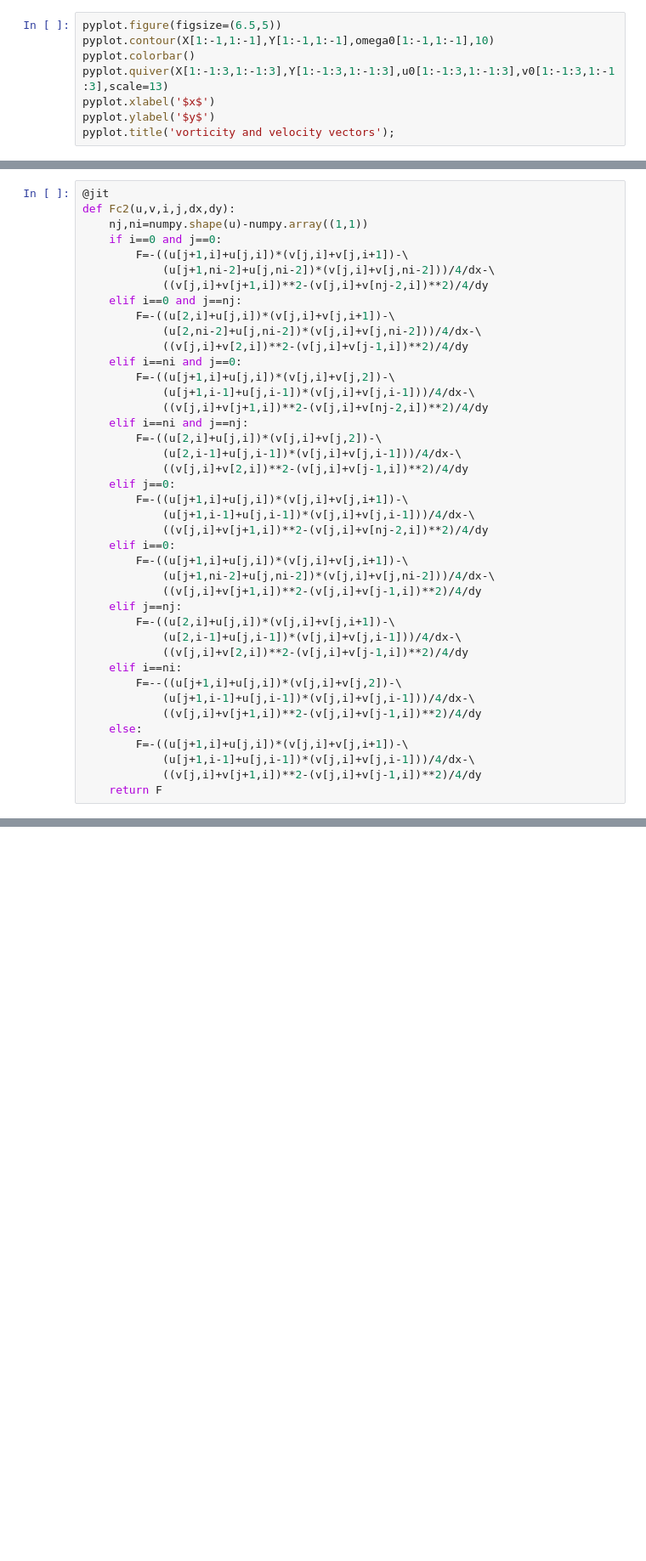
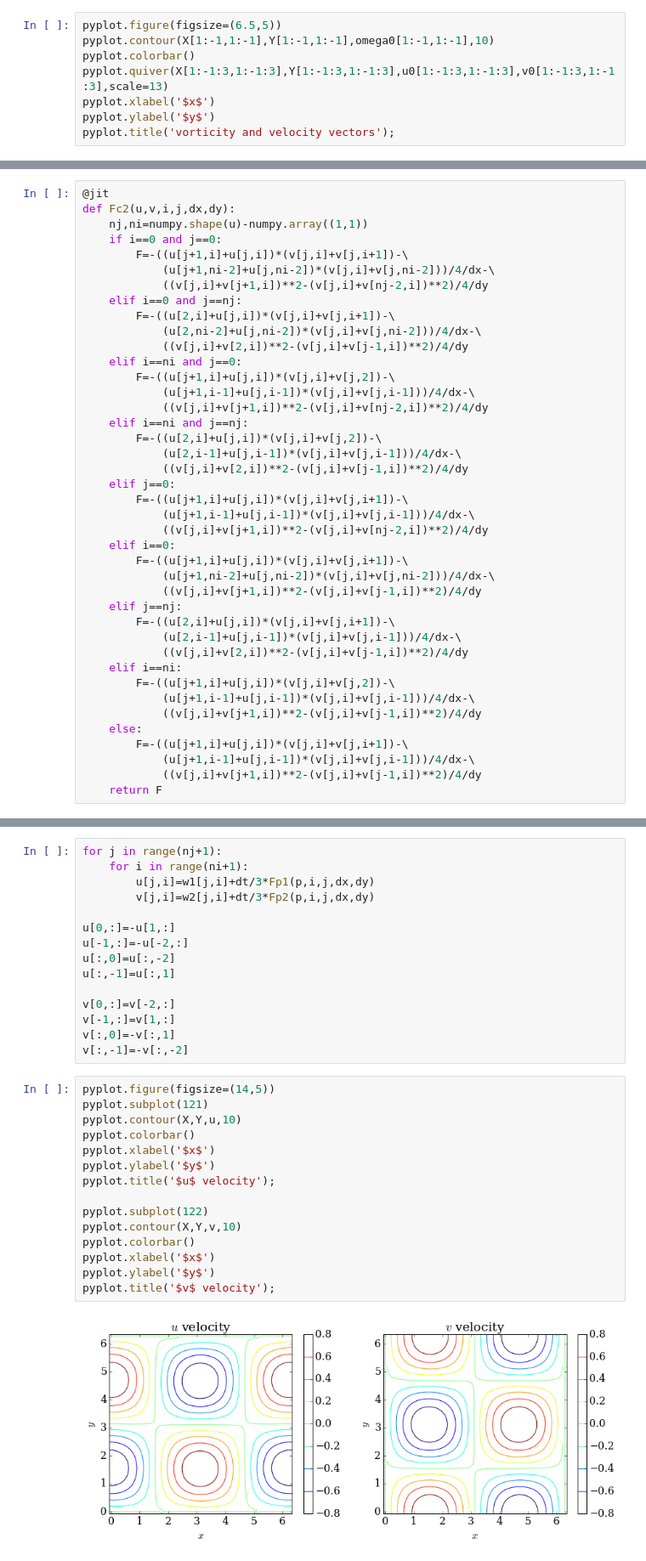
Before and after one commit to yujiasheng912/MAE6225, a Jupyter notebook: TG_vortex.ipynb, the cells around one changed output, grey strips where cells are left out. Shown: that part at 85% size. Drawn from its saved outputs; the diff is of its cells as text; blank space fills up the shorter version.

```diff
--- a/TG_vortex.ipynb
+++ b/TG_vortex.ipynb
@@ -131,7 +149,7 @@ def Fc2(u,v,i,j,dx,dy):
             (u[2,i-1]+u[j,i-1])*(v[j,i]+v[j,i-1]))/4/dx-\
             ((v[j,i]+v[2,i])**2-(v[j,i]+v[j-1,i])**2)/4/dy
     elif i==ni:
-        F=--((u[j+1,i]+u[j,i])*(v[j,i]+v[j,2])-\
+        F=-((u[j+1,i]+u[j,i])*(v[j,i]+v[j,2])-\
             (u[j+1,i-1]+u[j,i-1])*(v[j,i]+v[j,i-1]))/4/dx-\
             ((v[j,i]+v[j+1,i])**2-(v[j,i]+v[j-1,i])**2)/4/dy
     else:
@@ -254,0 +333,32 @@ pyplot.ylabel('$y$')
+# %%
+for j in range(nj+1):
+    for i in range(ni+1):
+        u[j,i]=w1[j,i]+dt/3*Fp1(p,i,j,dx,dy)
+        v[j,i]=w2[j,i]+dt/3*Fp2(p,i,j,dx,dy)
+
+u[0,:]=-u[1,:]
+u[-1,:]=-u[-2,:]
+u[:,0]=u[:,-2]
+u[:,-1]=u[:,1]
+
+v[0,:]=v[-2,:]
+v[-1,:]=v[1,:]
+v[:,0]=-v[:,1]
+v[:,-1]=-v[:,-2]
+# %%
+pyplot.figure(figsize=(14,5))
+pyplot.subplot(121)
+pyplot.contour(X,Y,u,10)
+pyplot.colorbar()
+pyplot.xlabel('$x$')
+pyplot.ylabel('$y$')
+pyplot.title('$u$ velocity');
+
+pyplot.subplot(122)
+pyplot.contour(X,Y,v,10)
+pyplot.colorbar()
+pyplot.xlabel('$x$')
+pyplot.ylabel('$y$')
+pyplot.title('$v$ velocity');
+# %% [output]
+[figure, added]
```
Also changed, not shown: parts of 31 cells of this notebook.
